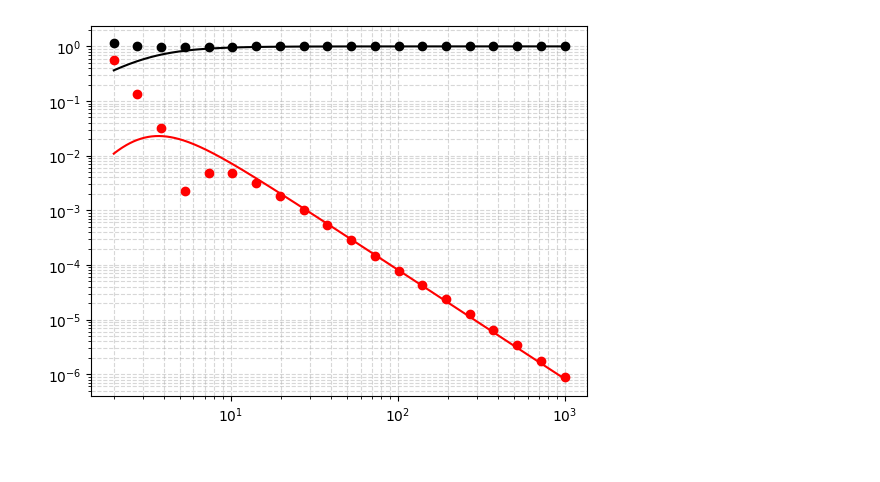
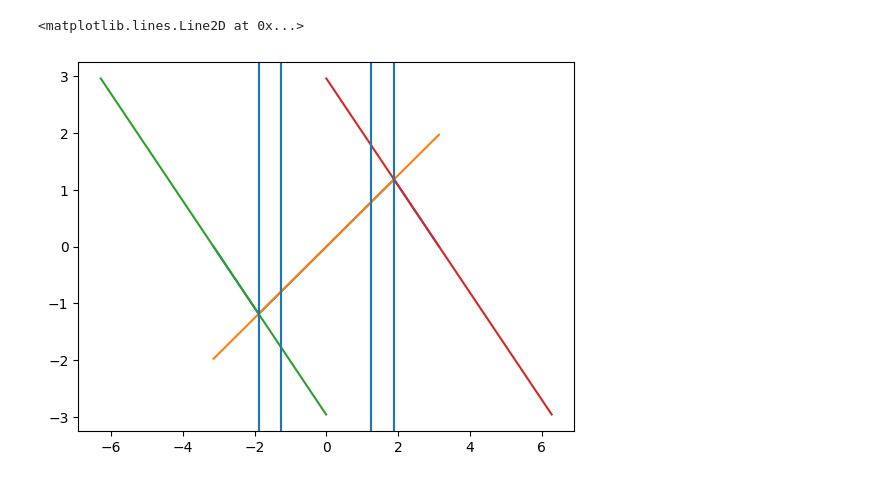
Before and after one commit to cameysma/delta-sigma-simulator, a Jupyter notebook: example/ch03.ipynb, the cells around one changed output. Drawn from its saved outputs; the diff is of its cells as text; code cells hidden in the pictures.

```diff
--- a/example/ch03.ipynb
+++ b/example/ch03.ipynb
@@ -222,11 +3,0 @@ plt.show()
-# %%
-plt.loglog(beta_sim, np.abs(V1_sim), 'ko')
-plt.loglog(beta, np.abs(V1), 'k-')
-
-plt.loglog(beta_sim, np.abs(V3_sim), 'ro')
-plt.loglog(beta, np.abs(V3), 'r-')
-
-plt.grid(which="both", ls="--", alpha=0.5)
-plt.show()
-# %% [output]
-[figure, removed]
@@ -235,0 +4,59 @@ np.savetxt("asdm-loop-filter-general-expression.csv", np.column_stack((beta, f0
+# %%
+N = 10000
+
+V = 0.2
+
+n = np.arange(1, N + 1)[:, np.newaxis]
+
+f0 = 1
+
+t = np.arange(-1 / (2 * f0), 1 / (2 * f0), 1 / (1000 * f0))
+
+w = 4 / np.pi * np.sum(1 / n * np.sin(np.pi * n / 2) * np.cos(2 * np.pi * n * f0 * t), axis=0)
+# %%
+y_0 = np.sum(1 / n ** 2 * np.sin(np.pi * n * (V + 1) / 2) * np.sin(2 * np.pi * n * f0 * t), axis=0)
+
+y_1 = np.zeros_like(y_0)
+y_1 += np.sum(1 / n ** 2 * np.sin(np.pi * n * V / 2) * np.cos(n * np.pi / 2) * np.sin(2 * np.pi * n * f0 * t), axis=0)
+y_1 += np.sum(1 / n ** 2 * np.cos(np.pi * n * V / 2) * np.sin(n * np.pi / 2) * np.sin(2 * np.pi * n * f0 * t), axis=0)
+
+y_2 = np.zeros_like(y_0)
+y_2 += +1 / 2 * np.sum(1 / n ** 2 * np.cos(n * np.pi / 2) * np.cos(2 * np.pi * n * f0 * (t - V / (4 * f0))), axis=0)
+y_2 += -1 / 2 * np.sum(1 / n ** 2 * np.cos(n * np.pi / 2) * np.cos(2 * np.pi * n * f0 * (t + V / (4 * f0))), axis=0)
+y_2 += +1 / 2 * np.sum(1 / n ** 2 * np.sin(n * np.pi / 2) * np.sin(2 * np.pi * n * f0 * (t - V / (4 * f0))), axis=0)
+y_2 += +1 / 2 * np.sum(1 / n ** 2 * np.sin(n * np.pi / 2) * np.sin(2 * np.pi * n * f0 * (t + V / (4 * f0))), axis=0)
+
+y_3 = np.zeros_like(y_0)
+y_3 += +1 / 2 * np.sum((-1) ** n / (2 * n) ** 2 * np.cos(2 * np.pi * (2 * n) * f0 * (t - V / (4 * f0))), axis=0)
+y_3 += -1 / 2 * np.sum((-1) ** n / (2 * n) ** 2 * np.cos(2 * np.pi * (2 * n) * f0 * (t + V / (4 * f0))), axis=0)
+# y_3 += +1 / 2 * np.sum((-1) ** (n - 1) / (2 * n - 1) ** 2 * np.sin(2 * np.pi * (2 * n - 1) * f0 * (t - V / (4 * f0))), axis=0)
+# y_3 += +1 / 2 * np.sum((-1) ** (n - 1) / (2 * n - 1) ** 2 * np.sin(2 * np.pi * (2 * n - 1) * f0 * (t + V / (4 * f0))), axis=0)
+
+y_4 = np.zeros_like(y_0)
+y_4 += + 1 / 8 * (2 * np.pi * f0 * t - np.pi * V / 2) ** 2 - np.pi ** 2 / 96
+y_4 += - 1 / 8 * (2 * np.pi * f0 * t + np.pi * V / 2) ** 2 + np.pi ** 2 / 96
+
+y_5 = np.zeros_like(y_0)
+y_5 += np.pi / 4 * (2 * np.pi * f0 * t) * (1 - V)
+
+y_6 = np.zeros_like(y_0)
+y_6 += -np.pi / 4 * (2 * np.pi * f0 *t) * (1 + V)
+
+plt.plot(2 * np.pi * f0 * t, y_0)
+# plt.plot(2 * np.pi * f0 * t, y_1)
+# plt.plot(2 * np.pi * f0 * t, y_3)
+# plt.plot(2 * np.pi * f0 * t, y_4)
+plt.plot(2 * np.pi * f0 * t, y_5)
+plt.plot(2 * np.pi * f0 * t - np.pi, y_6)
+plt.plot(2 * np.pi * f0 * t + np.pi, y_6)
+plt.axvline(+ np.pi / 2 * (V - 1))
+plt.axvline(+ np.pi / 2 * (V + 1))
+plt.axvline(+ np.pi / 2 * (V - 1))
+plt.axvline(+ np.pi / 2 * (V + 1))
+plt.axvline(- np.pi / 2 * (V - 1))
+plt.axvline(- np.pi / 2 * (V + 1))
+plt.axvline(- np.pi / 2 * (V - 1))
+plt.axvline(- np.pi / 2 * (V + 1))
+# %% [output]
+<matplotlib.lines.Line2D at 0x...>
+[figure, added]
```
Also changed, not shown: parts of 23 cells of this notebook, 5 other files.
